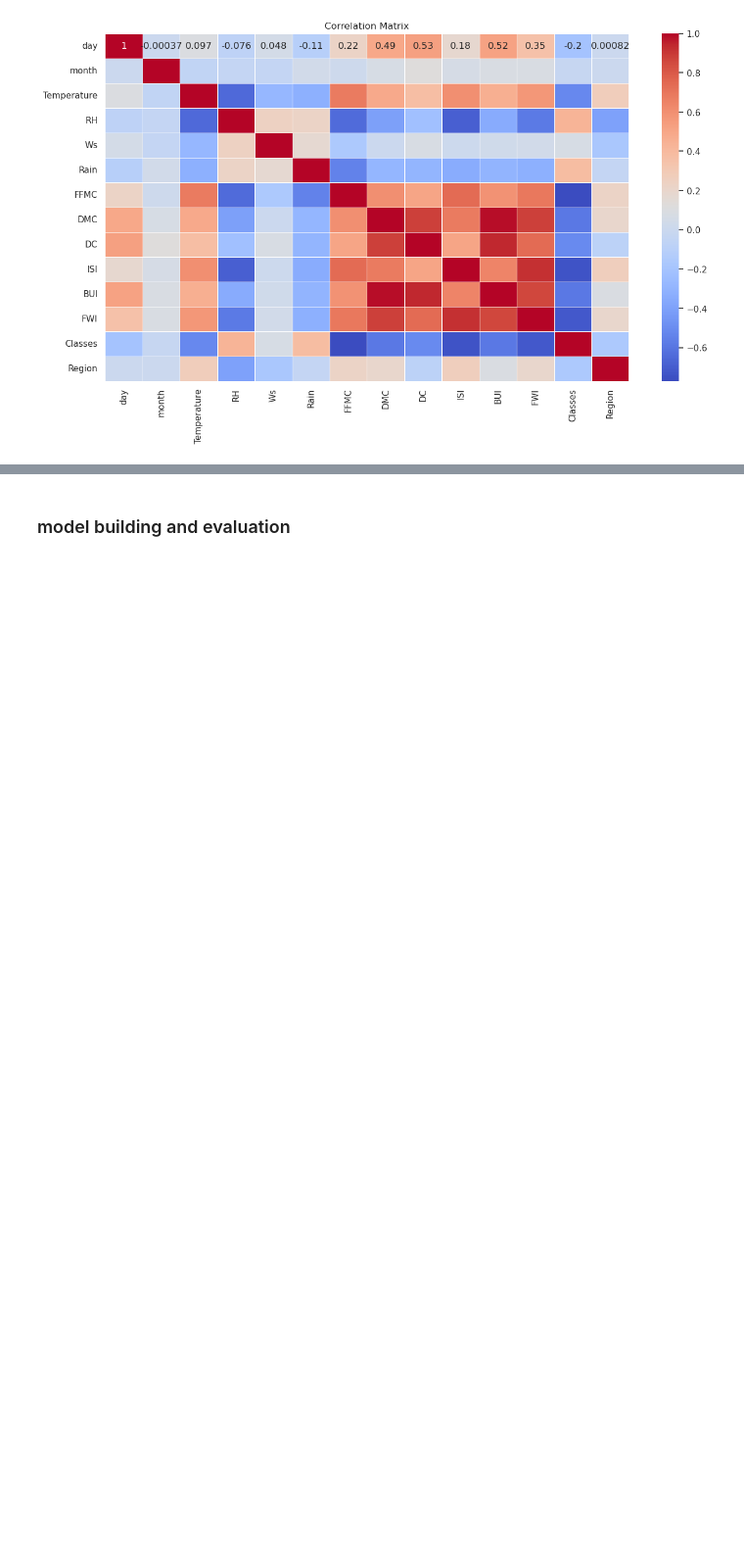
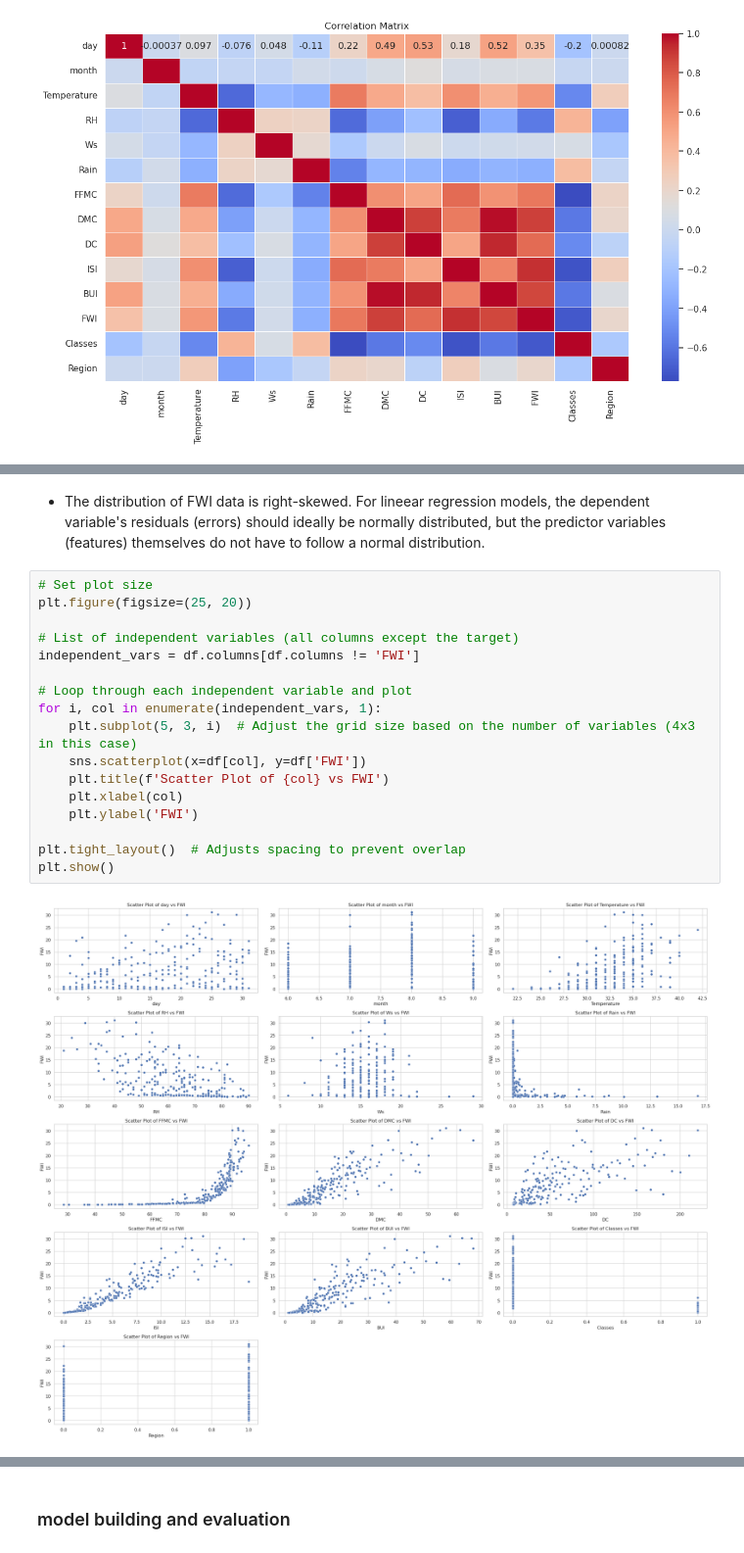
Before and after one commit to Bijay555/AML_3104, a Jupyter notebook: assignment_1/assignment_1.ipynb, the cells around one changed output, grey strips where cells are left out. Shown at 98% size. Saved outputs shown, nothing was run; the diff lists cells and outputs as text; blank space fills up the shorter version.

```diff
--- a/assignment_1/assignment_1.ipynb
+++ b/assignment_1/assignment_1.ipynb
@@ -177,0 +177,21 @@ plt.show()
+# %% [markdown]
++ The distribution of FWI data is right-skewed. For lineear regression models, the dependent variable's residuals (errors) should ideally be normally distributed, but the predictor variables (features) themselves do not have to follow a normal distribution.
+# %%
+# Set plot size
+plt.figure(figsize=(25, 20))
+
+# List of independent variables (all columns except the target)
+independent_vars = df.columns[df.columns != 'FWI']
+
+# Loop through each independent variable and plot
+for i, col in enumerate(independent_vars, 1):
+    plt.subplot(5, 3, i)  # Adjust the grid size based on the number of variables (4x3 in this case)
+    sns.scatterplot(x=df[col], y=df['FWI'])
+    plt.title(f'Scatter Plot of {col} vs FWI')
+    plt.xlabel(col)
+    plt.ylabel('FWI')
+
+plt.tight_layout()  # Adjusts spacing to prevent overlap
+plt.show()
+# %% [output]
+[figure, added]
```
Also changed, not shown: parts of 15 cells of this notebook.
